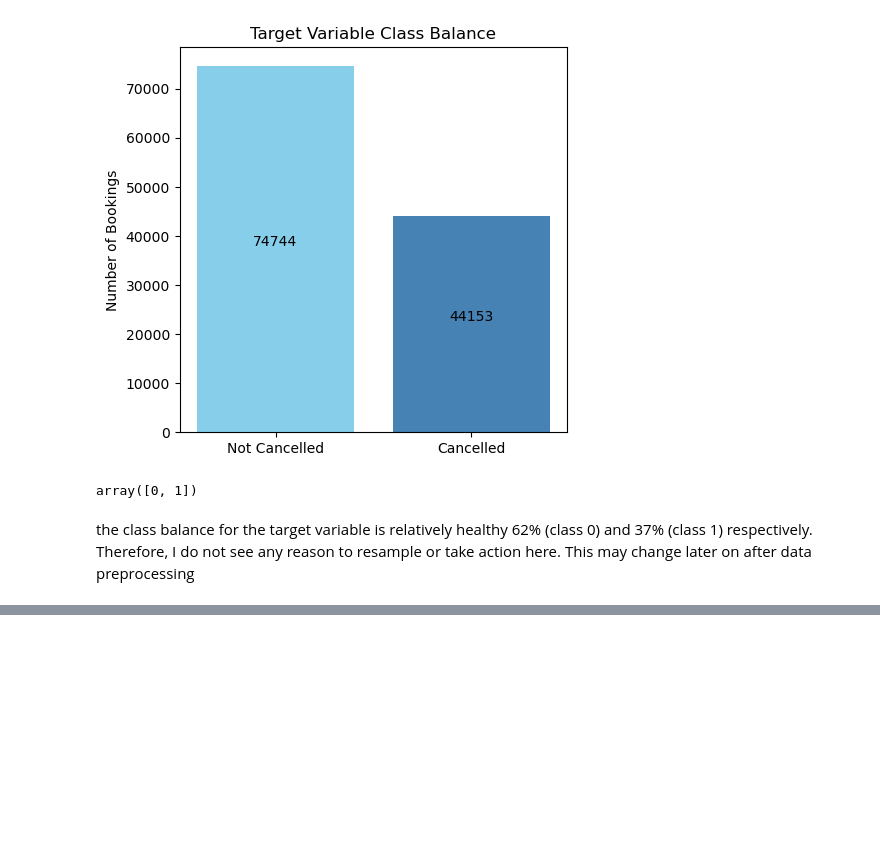
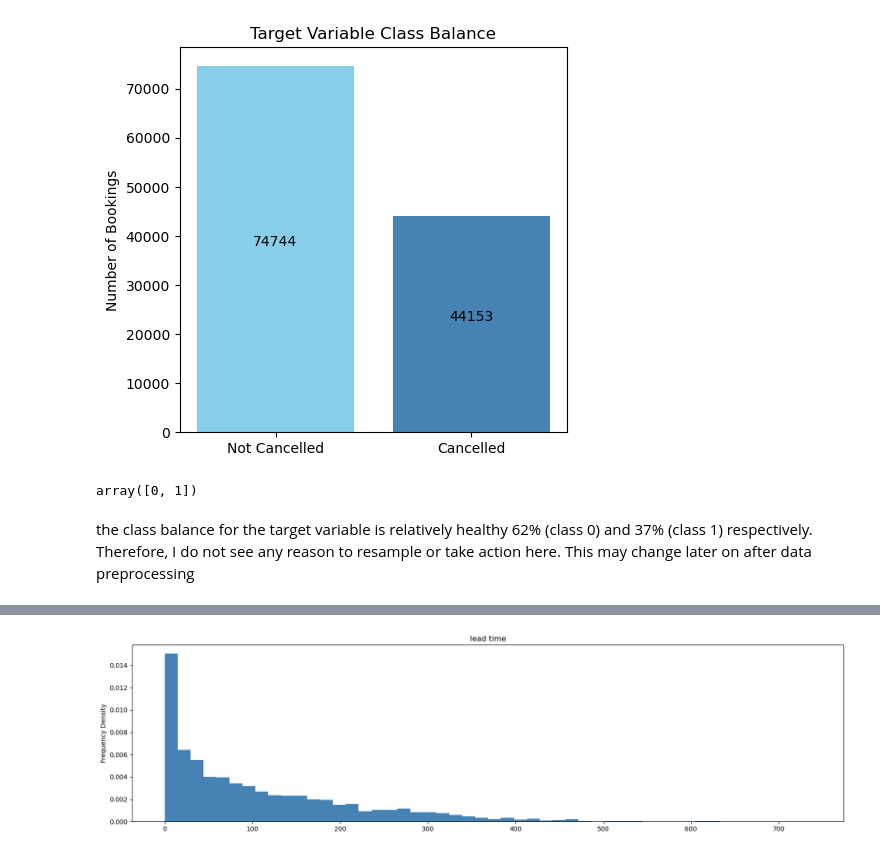
Before and after one commit to AlanChamathil/hotel-booking, a Jupyter notebook: data-exploration/univariate_analysis.ipynb, the cells around one changed output, grey strips where cells are left out. Drawn from its saved outputs; the diff is of its cells as text; code cells hidden in the pictures; blank space fills up the shorter version.

```diff
--- a/data-exploration/univariate_analysis.ipynb
+++ b/data-exploration/univariate_analysis.ipynb
@@ -103,0 +114,10 @@ plt.show()
+# %%
+fig, ax = plt.subplots(figsize=(20,5))
+
+ax.hist(df['lead_time'], bins=50, color="steelblue", density=True)
+ax.set_title("lead time")
+ax.set_ylabel("Frequency Density")
+
+plt.show()
+# %% [output]
+[figure, added]
```
Also changed, not shown: parts of 2 cells of this notebook.
